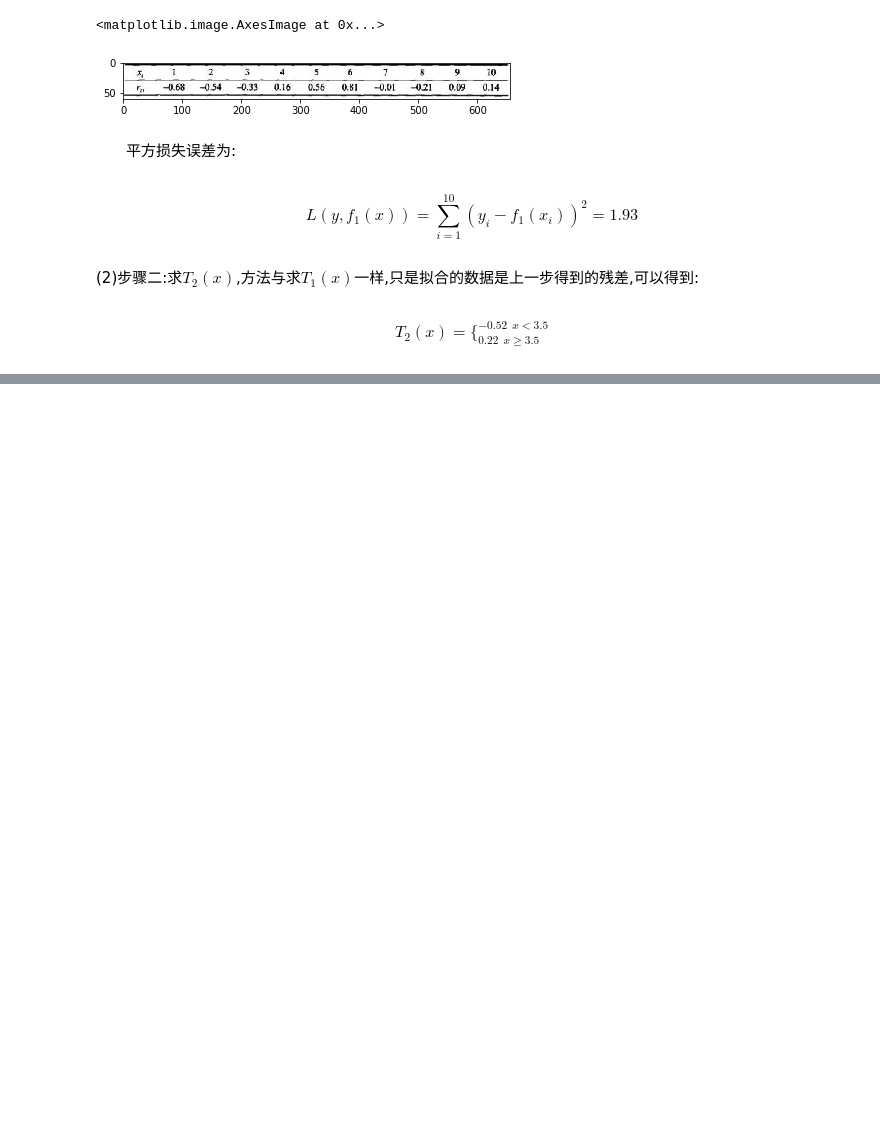
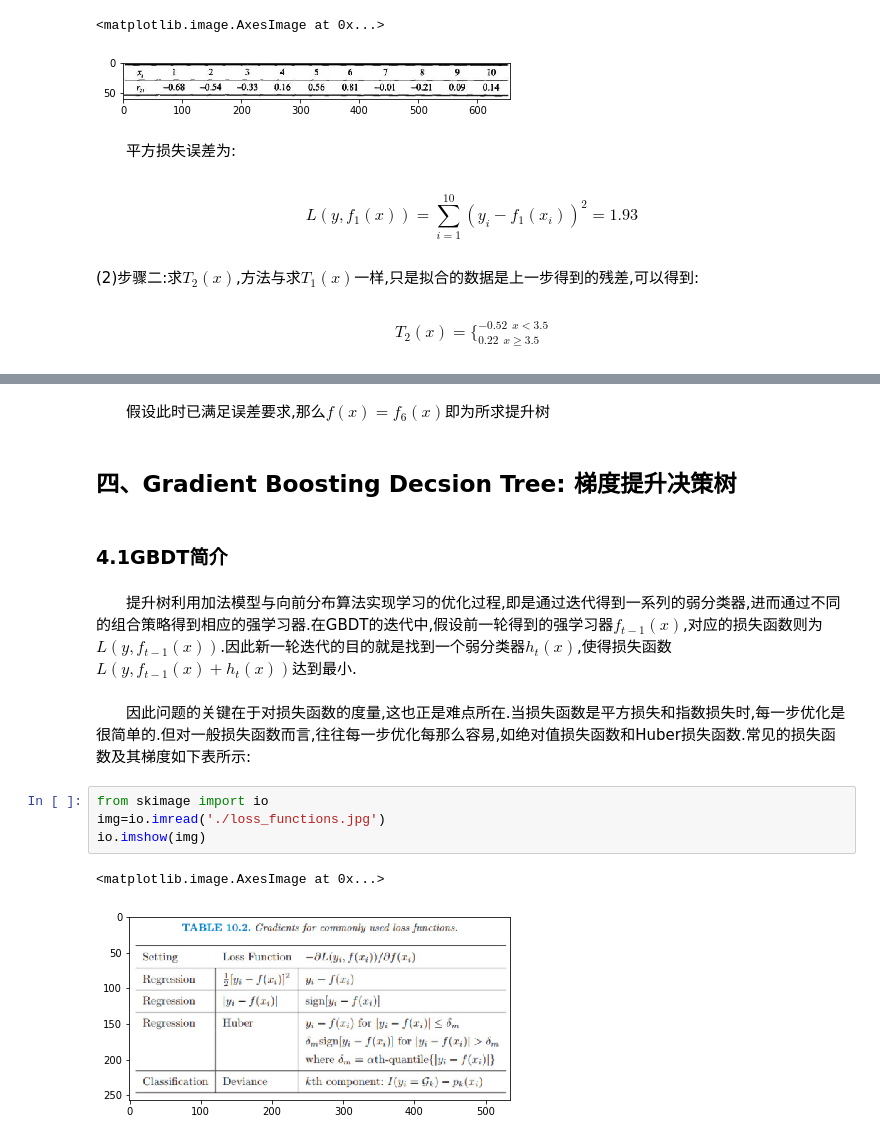
Before and after one commit to xiagote/MachineLearning, a Jupyter notebook: GBDT/GBDT.ipynb, the cells around one changed output, grey strips where cells are left out. Saved outputs shown, nothing was run; the diff lists cells and outputs as text; blank space fills up the shorter version.

```diff
--- a/GBDT/GBDT.ipynb
+++ b/GBDT/GBDT.ipynb
@@ -201,0 +222,17 @@ $$T_2(x)=\{_{0.22\ \ x \geq 3.5}^{-0.52\ \ x < 3.5}$$
+# %% [markdown]
+　　假设此时已满足误差要求,那么$f(x)=f_6(x)$即为所求提升树
+# %% [markdown]
+## 四、Gradient Boosting Decsion Tree: 梯度提升决策树
+# %% [markdown]
+### 4.1GBDT简介
+# %% [markdown]
+　　提升树利用加法模型与向前分布算法实现学习的优化过程,即是通过迭代得到一系列的弱分类器,进而通过不同的组合策略得到相应的强学习器.在GBDT的迭代中,假设前一轮得到的强学习器$f_{t-1}(x)$,对应的损失函数则为$L(y,f_{t-1}(x))$.因此新一轮迭代的目的就是找到一个弱分类器$h_t(x)$,使得损失函数$L(y,f_{t-1}(x)+h_t(x))$达到最小.
+# %% [markdown]
+　　因此问题的关键在于对损失函数的度量,这也正是难点所在.当损失函数是平方损失和指数损失时,每一步优化是很简单的.但对一般损失函数而言,往往每一步优化每那么容易,如绝对值损失函数和Huber损失函数.常见的损失函数及其梯度如下表所示:
+# %%
+from skimage import io
+img=io.imread('./loss_functions.jpg')
+io.imshow(img)
+# %% [output]
+<matplotlib.image.AxesImage at 0x...>
+[figure, added]
```
Also changed, not shown: parts of 31 cells of this notebook.
